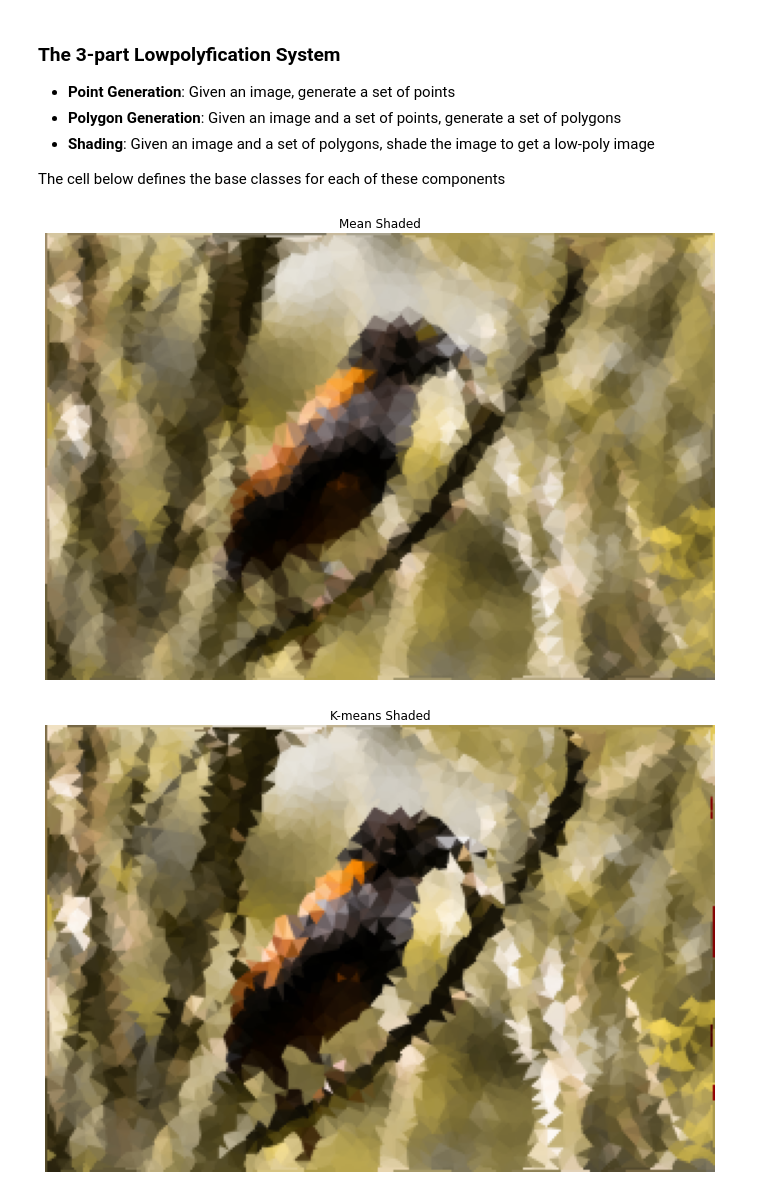
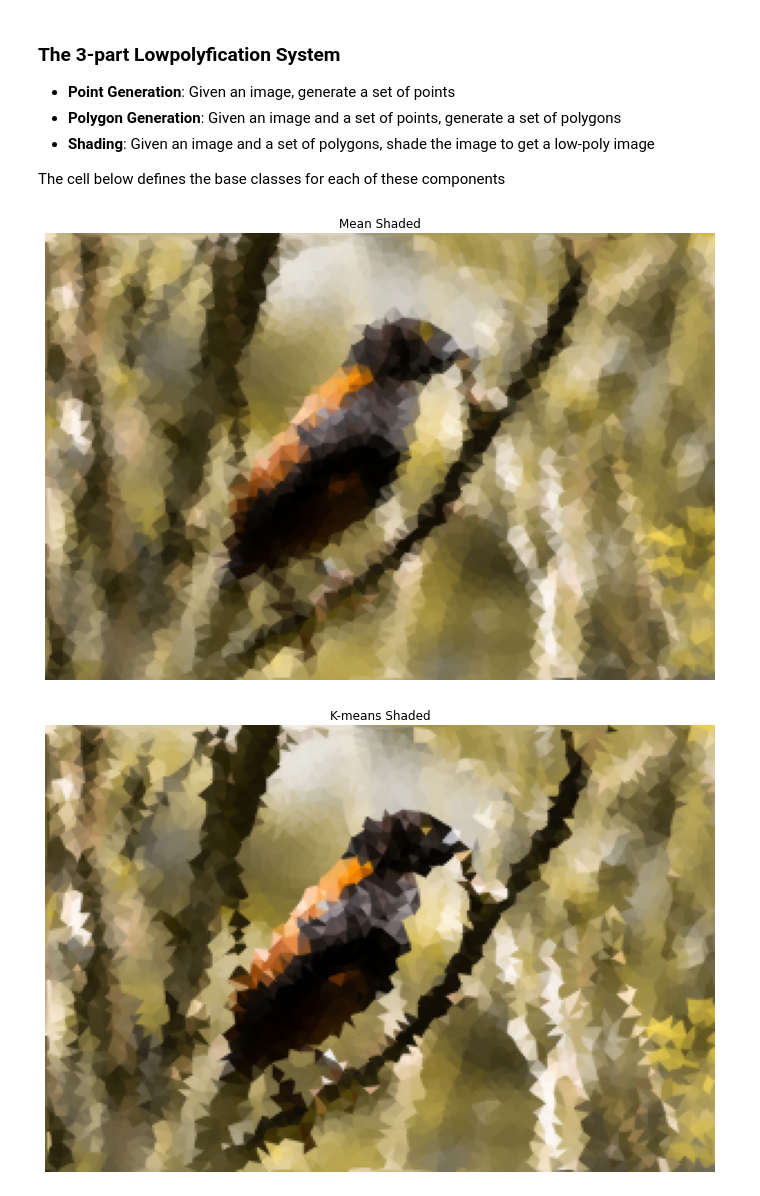
Before and after one commit to tasercake/lowpolypy, a Jupyter notebook: notebooks/pipeline.ipynb, the cells around one changed output. Drawn from its saved outputs; the diff is of its cells as text; code cells hidden in the pictures.

Commit message:
Fixed red pixels in K-means shader

```diff
--- a/notebooks/pipeline.ipynb
+++ b/notebooks/pipeline.ipynb
@@ -34,11 +37,11 @@ class PointGenerator(metaclass=ABCMeta):
     Takes in a PIL image and returns a list of normalized shapely points
     """
     @abstractmethod
-    def call(self, image, *args, **kwargs):
+    def forward(self, image, *args, **kwargs):
         pass
 
     def __call__(self, image, *args, **kwargs):
-        points = self.call(image, *args, **kwargs)
+        points = self.forward(image, *args, **kwargs)
         points = self.rescale_points(points, image.size)
         points = self.remove_duplicates(points, 4)
         points = self.with_boundary_points(points, image.size)
@@ -58,10 +61,10 @@ class PointGenerator(metaclass=ABCMeta):
         edge_box = box(0, 0, *image_size)
         edges = edge_box.exterior
 
-#         hull = shapely.ops.unary_union(points).convex_hull
-#         hull_points = [Point(c) for c in hull.exterior.coords]
-#         edge_points = [edges.interpolate(edges.project(p)) for p in hull_points]
         edge_points = []
+        hull = shapely.ops.unary_union(points).convex_hull
+        hull_points = [Point(c) for c in hull.exterior.coords]
+        edge_points = [edges.interpolate(edges.project(p)) for p in hull_points]
 
         corners = [Point(c) for c in edges.coords[:-1]]
 
@@ -102,11 +105,11 @@ class Polygonizer(metaclass=ABCMeta):
     Output should be independent of the order of points.
     """
     @abstractmethod
-    def call(self, image, points, *args, **kwargs):
+    def forward(self, image, points, *args, **kwargs):
         pass
 
     def __call__(self, image, points, *args, **kwargs):
-        polygons = self.call(image, points, *args, **kwargs)
+        polygons = self.forward(image, points, *args, **kwargs)
         polygons = self.simplify(polygons)
         return polygons
 
@@ -122,24 +125,24 @@ class Shader(metaclass=ABCMeta):
     Output should be independent of the order of points or polygons.
     """
     @abstractmethod
-    def call(self, image, points, polygons, *args, **kwargs):
+    def forward(self, image, points, polygons, *args, **kwargs):
         pass
 
     def __call__(self, image, points, polygons, *args, **kwargs):
-        return self.call(image, points, polygons, *args, **kwargs)
+        return self.forward(image, points, polygons, *args, **kwargs)
 # %%
 class RandomPoints(PointGenerator):
     def __init__(self, num_points=50):
         self.num_points = num_points
 
-    def call(self, image):
+    def forward(self, image):
         coordinates = np.random.rand(self.num_points, len(image.size))
         points = [Point(c) for c in coordinates]
         return points
 
 
 class DelaunayTriangulator(Polygonizer):
-    def call(self, image, points):
+    def forward(self, image, points):
         if not isinstance(points, MultiPoint):
             points = MultiPoint(points)
         triangles = triangulate(points)
@@ -147,7 +150,7 @@ class DelaunayTriangulator(Polygonizer):
 
 
 class MeanShader(Shader):
-    def call(self, image, points, polygons):
+    def forward(self, image, points, polygons):
         image = np.array(image)
         shaded = np.array(image)
         mask = np.zeros((*image.shape[:2], 1), dtype=np.uint8)
@@ -174,19 +177,21 @@ class KmeansShader(Shader):
         self.num_attempts = num_attempts
 
     @staticmethod
-    def get_dominant_color(pixels, clusters, attempts):
+    def get_dominant_color(pixels, num_clusters, attempts):
         """
         Given a (N, Channels) array of pixel values, compute the dominant color via K-means
         """
-        clusters = min(clusters, len(pixels))
+        if len(pixels) == 1:
+            return pixels[0]
+        num_clusters = min(num_clusters, len(pixels))
         flags = cv2.KMEANS_RANDOM_CENTERS
         criteria = (cv2.TERM_CRITERIA_EPS | cv2.TERM_CRITERIA_MAX_ITER, 1, 10)
-        _, labels, centroids = cv2.kmeans(pixels.astype(np.float32), clusters, None, criteria, attempts, flags)
+        _, labels, centroids = cv2.kmeans(pixels.astype(np.float32), num_clusters, None, criteria, attempts, flags)
         _, counts = np.unique(labels, return_counts=True)
         dominant = centroids[np.argmax(counts)]
         return dominant
 
-    def call(self, image, points, polygons):
+    def forward(self, image, points, polygons):
         image = np.array(image)
         shaded = np.zeros_like(image)
         for polygon in polygons:
@@ -201,32 +206,33 @@ class KmeansShader(Shader):
             cv2.fillPoly(shaded, [(coords * 256).astype(int)], mean_color.tolist(), lineType=cv2.LINE_AA, shift=8)
         return Image.fromarray(shaded)
 # %%
-%%prun -l 30
+# %%prun -l 30
 IMAGE_PATH = "../images/bird1.jpg"
 image = Image.open(IMAGE_PATH)
 image.thumbnail((300, 300))
-# plt.figure(figsize=(8, 8))
+
+# plt.figure(figsize=(12, 12))
 # plt.title("Original")
 # plt.imshow(image)
 # plt.axis("off")
 # plt.show()
 
-points = RandomPoints(10000)(image)
+points = RandomPoints(25000)(image)
 polygons = DelaunayTriangulator()(image, points)
 
 shaded = MeanShader()(image, points, polygons)
 plt.figure(figsize=(12, 12))
 plt.title("Mean Shaded")
 plt.imshow(shaded)
 plt.axis("off")
 plt.show()
 
 shaded = KmeansShader()(image, points, polygons)
 plt.figure(figsize=(12, 12))
 plt.title("K-means Shaded")
 plt.imshow(shaded)
 plt.axis("off")
 plt.show()
 # %% [output]
-[figure, old version]
+[figure, new version]
-[figure, old version]
+[figure, new version]
```
Also changed, not shown: parts of 3 cells of this notebook, 1 other file.
